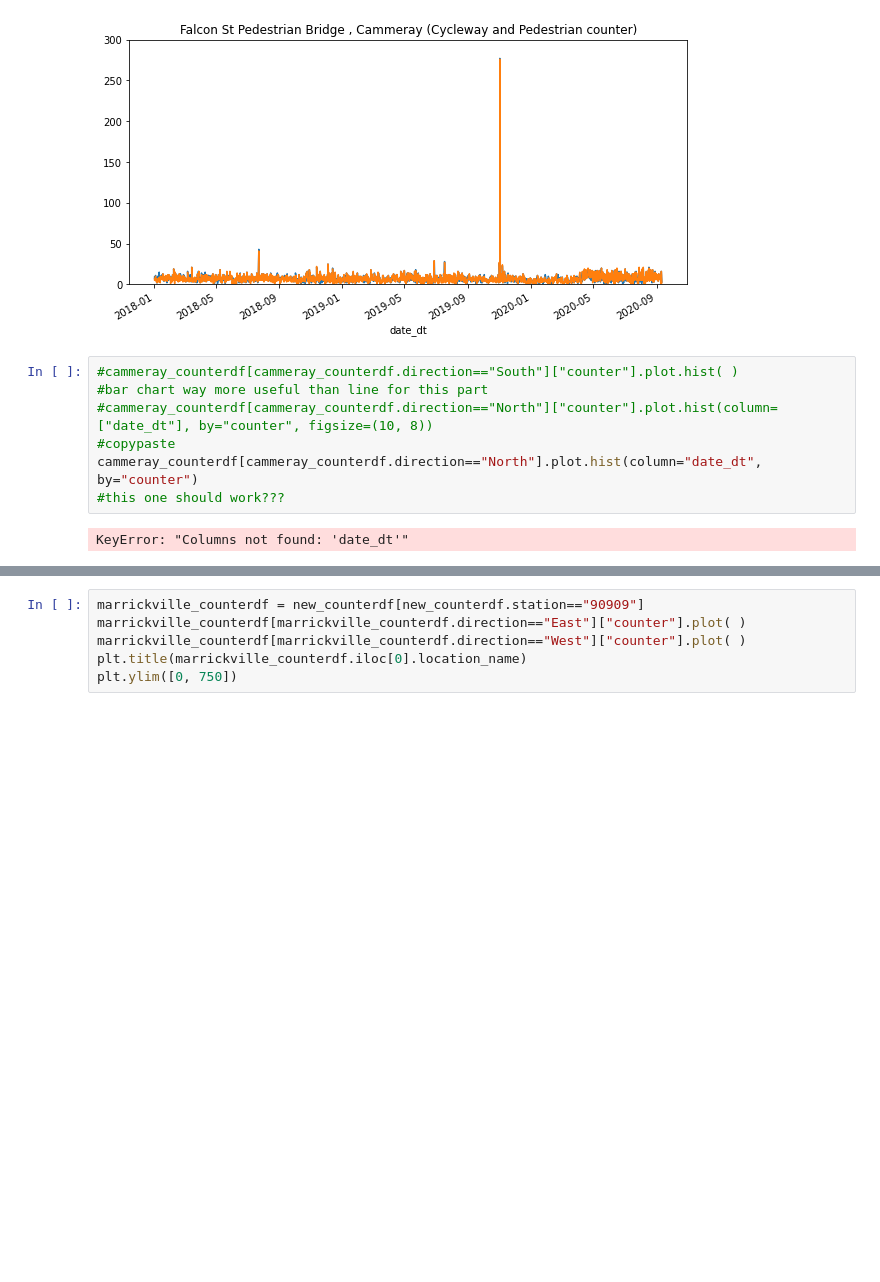
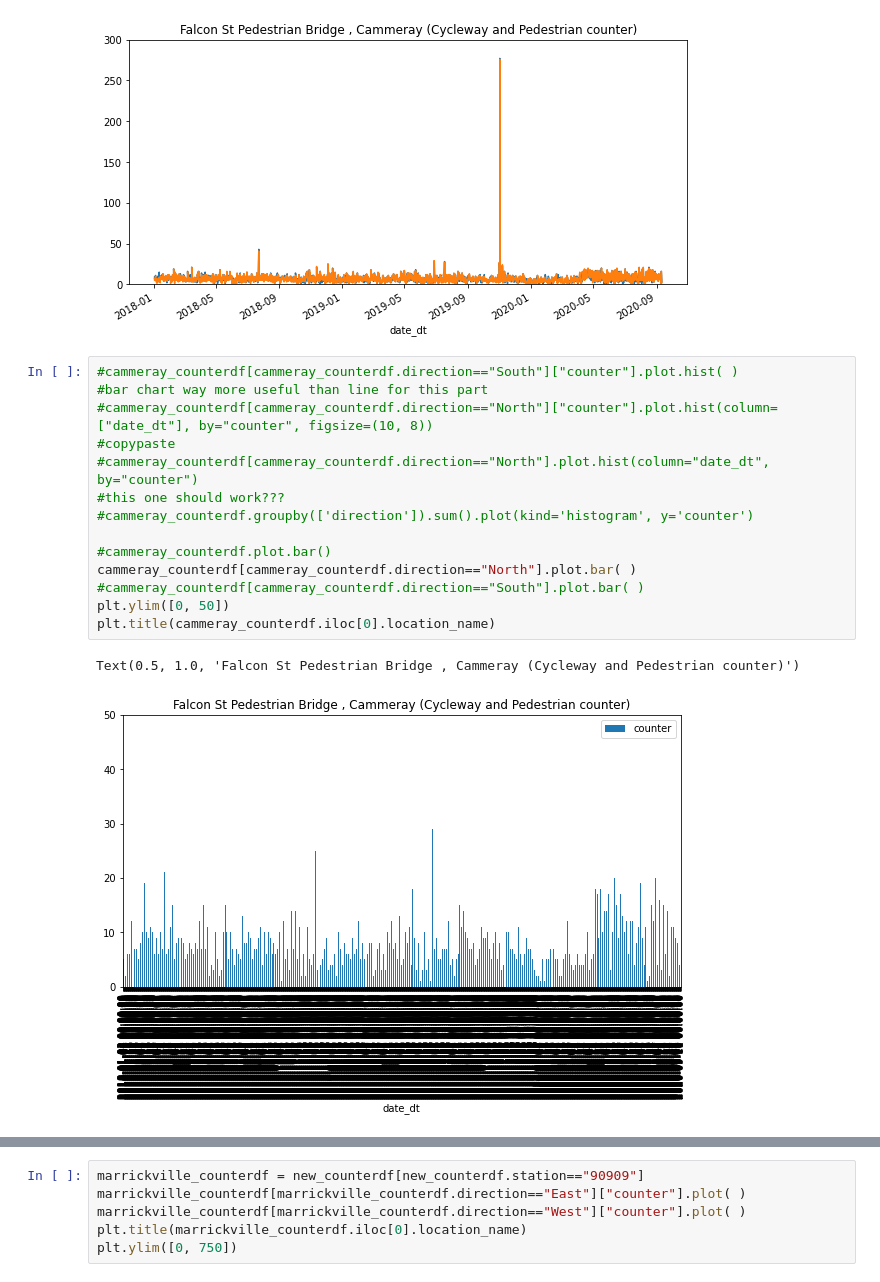
Before and after one commit to bojanasinpyjamas/data_project, a Jupyter notebook: cycleway-countsxls2018-2020.ipynb, the cells around one changed output, grey strips where cells are left out. Drawn from its saved outputs; the diff is of its cells as text; blank space fills up the shorter version.

```diff
--- a/cycleway-countsxls2018-2020.ipynb
+++ b/cycleway-countsxls2018-2020.ipynb
@@ -146,9 +146,17 @@ Text(0.5, 1.0, 'Falcon St Pedestrian Bridge , Cammeray (Cycleway and Pedestrian
 # %%
 #cammeray_counterdf[cammeray_counterdf.direction=="South"]["counter"].plot.hist( )
 #bar chart way more useful than line for this part
 #cammeray_counterdf[cammeray_counterdf.direction=="North"]["counter"].plot.hist(column=["date_dt"], by="counter", figsize=(10, 8))
 #copypaste
-cammeray_counterdf[cammeray_counterdf.direction=="North"].plot.hist(column="date_dt", by="counter")
+#cammeray_counterdf[cammeray_counterdf.direction=="North"].plot.hist(column="date_dt", by="counter")
 #this one should work???
+#cammeray_counterdf.groupby(['direction']).sum().plot(kind='histogram', y='counter')
+
+#cammeray_counterdf.plot.bar()
+cammeray_counterdf[cammeray_counterdf.direction=="North"].plot.bar( )
+#cammeray_counterdf[cammeray_counterdf.direction=="South"].plot.bar( )
+plt.ylim([0, 50])
+plt.title(cammeray_counterdf.iloc[0].location_name)
 # %% [output]
-KeyError: "Columns not found: 'date_dt'"
+Text(0.5, 1.0, 'Falcon St Pedestrian Bridge , Cammeray (Cycleway and Pedestrian counter)')
+[figure, added]
```
Also changed, not shown: parts of 3 cells of this notebook.
